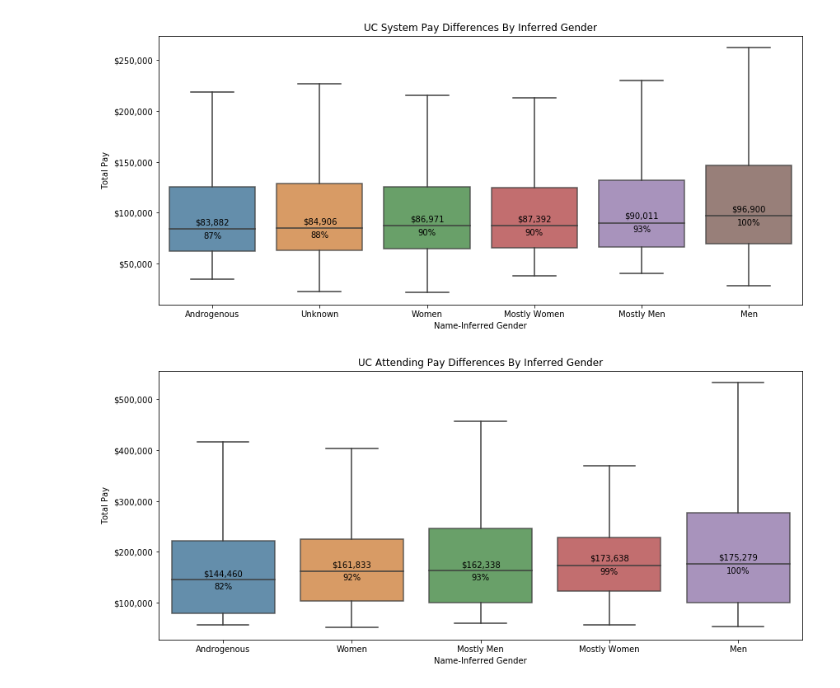
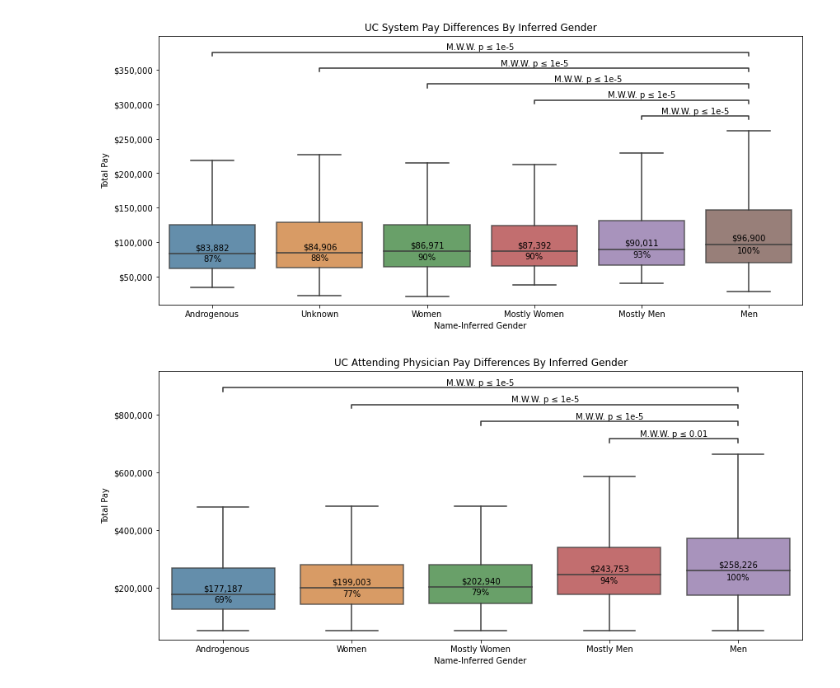
Before and after one commit to cole-khamnei/uc_physician_statistics, a Jupyter notebook: playground.ipynb, the cells around one changed output. Cells and saved outputs as stored; diff of their text form; code cells hidden in the pictures.

Commit message:
added gender plots

```diff
--- a/playground.ipynb
+++ b/playground.ipynb
@@ -6,12 +23,3 @@ from tqdm.notebook import tqdm
 # %%
-import os
-import glob
-
-import matplotlib.pyplot as plt
-from matplotlib import ticker
-import seaborn as sns
-
-from utilities import *
-
-sns.set_palette(CUSTOM_PALETTES["custom_dark"])
+sns.set_palette(helpers.CUSTOM_PALETTES["custom_dark"])
 sns.set_palette("tab10")
@@ -23,7 +26,2 @@ PHYSICIAN_JOB_TITLES_PATH = os.path.join(DATA_DIR, "physician_job_titles.txt")
 # %%
-def load_physician_job_titles():
-    """"""
-    with open(PHYSICIAN_JOB_TITLES_PATH) as file:
-        return sorted(set([title.lower() for title in file.read().split("\n")]))
-
-physician_job_titles = load_physician_job_titles()
+physician_job_titles = tp.load_physician_job_titles()
@@ -107,3 +28,3 @@ def metric_sort(data, variable, group, metric=np.median, return_sort_dict: bool
 # %%
-salary_data = load_salary_data(data_paths)
+salary_data = tp.load_salary_data(constants.DATA_PATHS)
 salary_data["gender_normed_pay"] = salary_data["total_pay"] / np.median(salary_data.query("gender == 'Men'")["total_pay"])
@@ -113,16 +31,27 @@ def set_money_axis(axis):
 # %%
-data, gender_medians = metric_sort(salary_data, "total_pay", "gender")
+data, gender_medians = helpers.metric_sort(salary_data, "total_pay", "gender")
+x, y ="gender", "total_pay",
 
 fig, ax = plt.subplots(figsize=(14, 6))
-sns.boxplot(data=data, x="gender", y="total_pay", showfliers=False, saturation=.6, boxprops=dict(alpha=.8))
-add_plt_labels(ax, x="Name-Inferred Gender", y="Total Pay", title="UC System Pay Differences by Inferred Gender")
-set_money_axis(ax.yaxis)
+sns.boxplot(data=data, x=x, y=y, showfliers=False, saturation=.6, boxprops=dict(alpha=.8))
+helpers.add_plt_labels(ax, x="Name-Inferred Gender", y="Total Pay",
+                       title="UC System Pay Differences by Inferred Gender")
+helpers.set_money_axis(ax.yaxis)
 
 for i, gender in enumerate(pd.unique(data["gender"])):
     median = gender_medians[gender]
     median_percent = median / gender_medians["Men"] * 100
     ax.text(i, median * 1.03, f"${median:,.0f}", ha="center", va="bottom")
     ax.text(i, median * .97, f"{median_percent:,.0f}%", ha="center", va="top")
+
+
+pairs = [(item, "Men") for item in pd.unique(data["gender"]) if item != "Men"]
+
+annotator = Annotator(ax, pairs, data=data, x=x, y=y)
+annotator.configure(test='Mann-Whitney', text_format='simple', verbose=-1)
+annotator.apply_and_annotate();
+
+fig.savefig("plots/gender_disparities/uc_gender_pay_disparities.png")
 # %% [output]
-[figure, old version]
+[figure, new version]
 # %%
@@ -132,21 +61,32 @@ is_resident = physician_salary_data["job_title"].str.contains("resid phys")
 is_instr = physician_salary_data["job_title"].str.contains("instr")
 is_attending = ~(is_resident | is_instr)
 # %%
-data = physician_salary_data.loc[is_instr].query("gender != 'Unknown'")
-data, gender_medians = metric_sort(data, "total_pay", "gender")
+data = physician_salary_data.loc[is_attending].query("gender != 'Unknown'")
+data, gender_medians = helpers.metric_sort(data, "total_pay", "gender")
+x, y ="gender", "total_pay",
 
 fig, ax = plt.subplots(figsize=(14, 6))
-sns.boxplot(data=data, x="gender", y="total_pay", showfliers=False, saturation=.6, boxprops=dict(alpha=.8))
-add_plt_labels(ax, x="Name-Inferred Gender", y="Total Pay", title="UC Attending Pay Differences by Inferred Gender")
-set_money_axis(ax.yaxis)
+sns.boxplot(data=data, x=x, y=y, showfliers=False, saturation=.6, boxprops=dict(alpha=.8))
+helpers.add_plt_labels(ax, x="Name-Inferred Gender", y="Total Pay",
+                       title="UC Attending Physician Pay Differences by Inferred Gender")
+helpers.set_money_axis(ax.yaxis)
 
 for i, gender in enumerate(pd.unique(data["gender"])):
     median = gender_medians[gender]
     median_percent = median / gender_medians["Men"] * 100
     ax.text(i, median * 1.03, f"${median:,.0f}", ha="center", va="bottom")
     ax.text(i, median * .97, f"{median_percent:,.0f}%", ha="center", va="top")
+
+
+pairs = [(item, "Men") for item in pd.unique(data["gender"]) if item != "Men"]
+
+annotator = Annotator(ax, pairs, data=data, x=x, y=y)
+annotator.configure(test='Mann-Whitney', text_format='simple', verbose=-1)
+annotator.apply_and_annotate();
+
+fig.savefig("plots/gender_disparities/uc_attending_gender_pay_disparities.png")
 # %% [output]
-[figure, old version]
+[figure, new version]
 # %%
 is_resident = physician_salary_data["job_title"].str.contains("resid phys")
 is_instr = physician_salary_data["job_title"].str.contains("instr")
```
Also changed, not shown: parts of 10 cells of this notebook, 6 other files.
